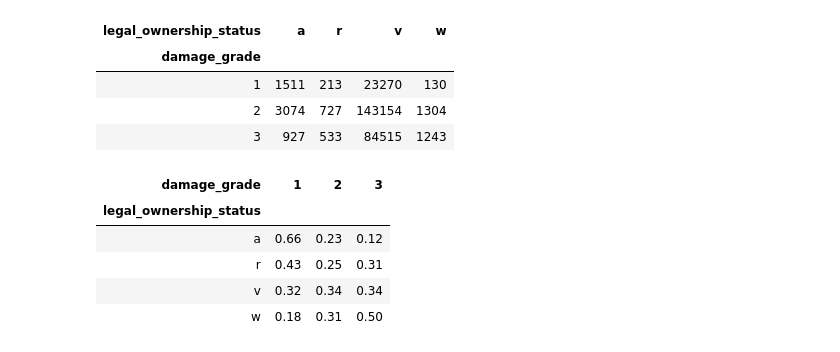
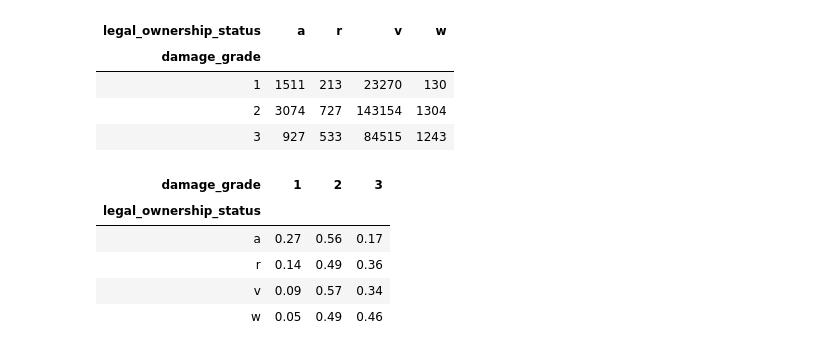
Before and after one commit to FranciscoGauna/TP-Datos-2021, a Jupyter notebook: Francisco.ipynb, the cells around one changed output. Cells and saved outputs as stored; diff of their text form; code cells hidden in the pictures.

```diff
--- a/Francisco.ipynb
+++ b/Francisco.ipynb
@@ -244,16 +244,16 @@ df_superstructure_xtab.head()
 | 2 | 3074 | 727 | 143154 | 1304 |
 | 3 | 927 | 533 | 84515 | 1243 |
 # %%
-df_superstructure_xtab_tran = df_superstructure_xtab_prop.transpose()
+df_superstructure_xtab_tran = df_superstructure_xtab.transpose()
 df_superstructure_xtab_prop = df_superstructure_xtab_tran.div(df_superstructure_xtab_tran.sum(axis=1), axis=0)
 df_superstructure_xtab_prop.head()
 # %% [output]
 | damage_grade | 1 | 2 | 3 |
 | legal_ownership_status |  |  |  |
-| a | 0.66 | 0.23 | 0.12 |
-| r | 0.43 | 0.25 | 0.31 |
-| v | 0.32 | 0.34 | 0.34 |
-| w | 0.18 | 0.31 | 0.50 |
+| a | 0.27 | 0.56 | 0.17 |
+| r | 0.14 | 0.49 | 0.36 |
+| v | 0.09 | 0.57 | 0.34 |
+| w | 0.05 | 0.49 | 0.46 |
 # %%
 fig = px.bar(df_superstructure_xtab, y=["v","a","w","r"],
              barmode='group', color_discrete_sequence=legal_ownership_colors,
```
Also changed, not shown: parts of 6 cells of this notebook.
